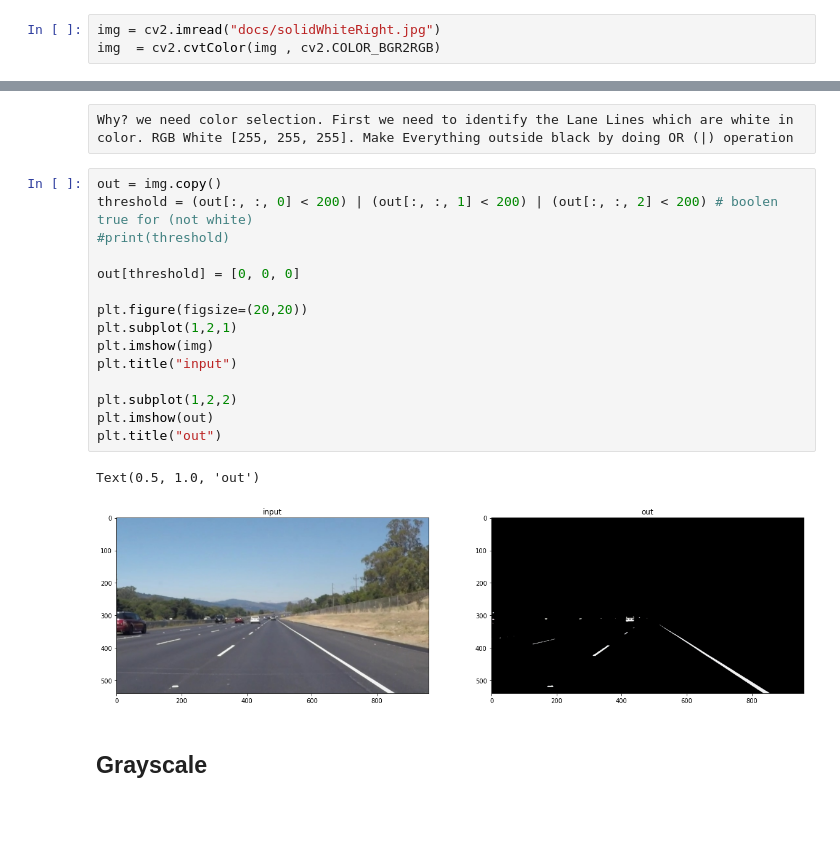
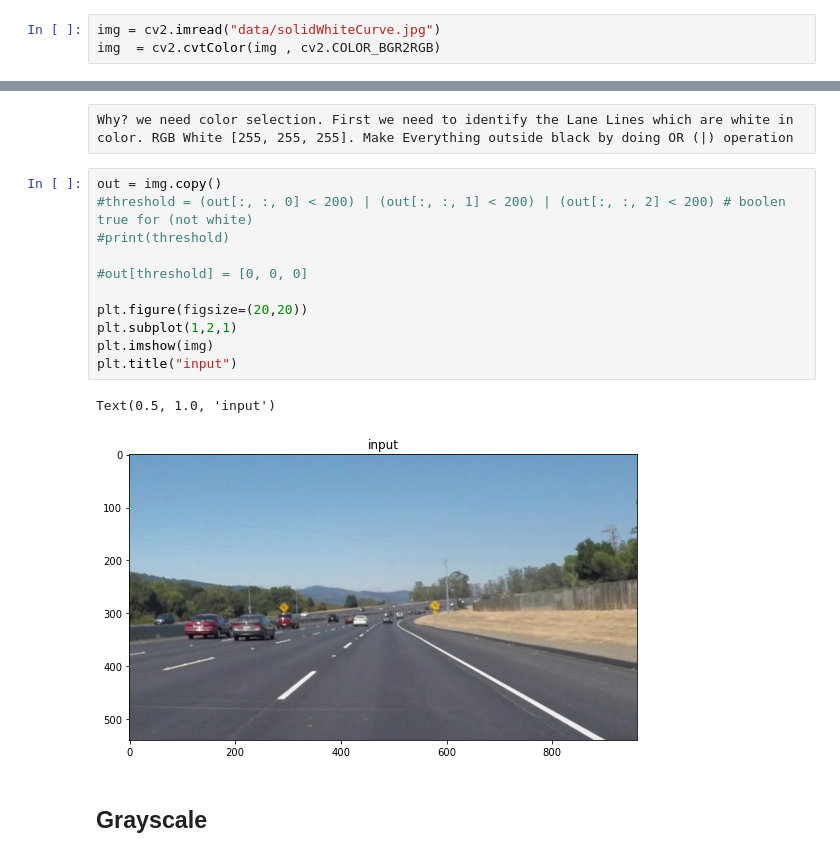
Before and after one commit to karthikeyanrathore/Lane-Line-Detection, a Jupyter notebook: fast.ipynb, the cells around one changed output, grey strips where cells are left out. Saved outputs shown, nothing was run; the diff lists cells and outputs as text; blank space fills up the shorter version.

```diff
--- a/fast.ipynb
+++ b/fast.ipynb
@@ -2,7 +2,7 @@
 import cv2
 from matplotlib import pyplot as plt
 # %%
-img = cv2.imread("docs/solidWhiteRight.jpg")
+img = cv2.imread("data/solidWhiteCurve.jpg")
 img  = cv2.cvtColor(img , cv2.COLOR_BGR2RGB)
 # %%
 plt.imshow(img)
@@ -19,22 +19,18 @@ img.shape # make the shape for all images
 Why? we need color selection. First we need to identify the Lane Lines which are white in color. RGB White [255, 255, 255]. Make Everything outside black by doing OR (|) operation
 # %%
 out = img.copy()
-threshold = (out[:, :, 0] < 200) | (out[:, :, 1] < 200) | (out[:, :, 2] < 200) # boolen true for (not white)
+#threshold = (out[:, :, 0] < 200) | (out[:, :, 1] < 200) | (out[:, :, 2] < 200) # boolen true for (not white)
 #print(threshold)
 
-out[threshold] = [0, 0, 0]
+#out[threshold] = [0, 0, 0]
 
 plt.figure(figsize=(20,20))
 plt.subplot(1,2,1)
 plt.imshow(img)
 plt.title("input")
-
-plt.subplot(1,2,2)
-plt.imshow(out)
-plt.title("out")
 # %% [output]
-Text(0.5, 1.0, 'out')
+Text(0.5, 1.0, 'input')
-[figure, old version]
+[figure, new version]
 # %% [markdown]
 ## Grayscale
 # %% [raw]
```
Also changed, not shown: parts of 19 cells of this notebook, 3 other files.
